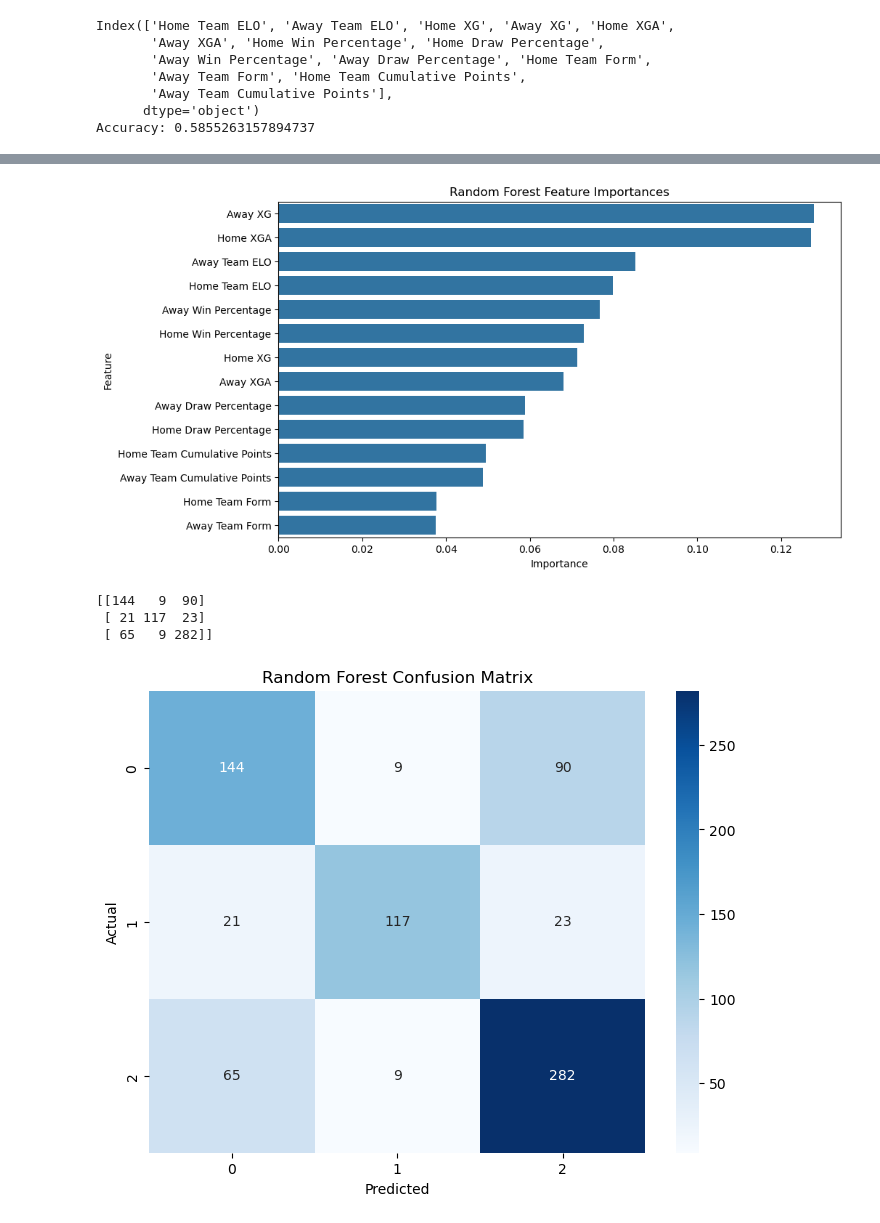
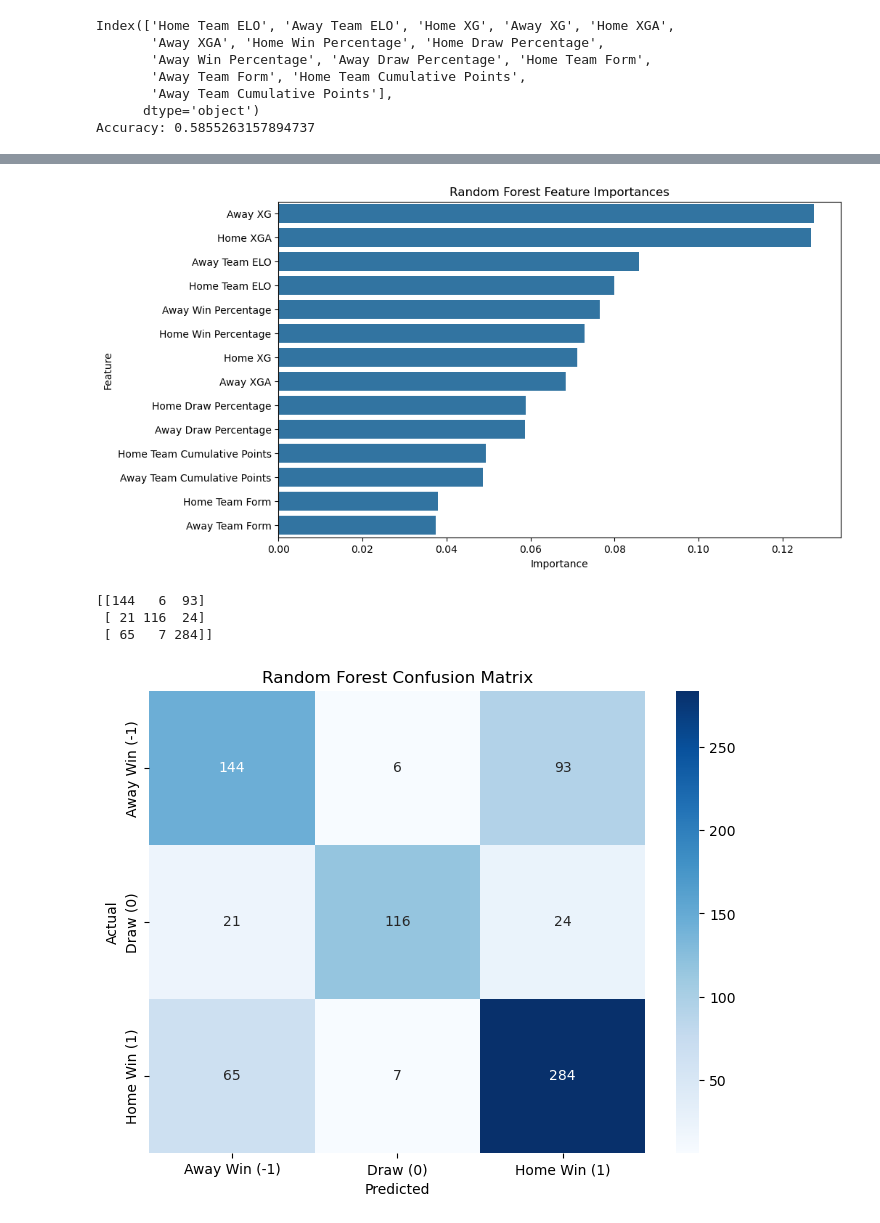
Before and after one commit to ML-Project-PremierInsights/ELO-Insights, a Jupyter notebook: improving_accuracy.ipynb, the cells around one changed output, grey strips where cells are left out. Cells and saved outputs as stored; diff of their text form; code cells hidden in the pictures.

```diff
--- a/improving_accuracy.ipynb
+++ b/improving_accuracy.ipynb
@@ -226,5 +214,5 @@ display_df.head()
 # %%
-X = matches_df.drop(columns = ['Winner','Season','Home Team','Away Team','Home Goals','Away Goals','Head2Head Win','Head2Head Draw'], axis=1)
+X = matches_df.drop(columns = ['Winner','Season','Home Team','Away Team','Home Goals','Away Goals'], axis=1)
 # X = matches_df[['Home XGA','Away XGA','Home Team ELO','Away Team ELO','Home Team Form','Away Team Form']]
 y = matches_df['Winner']
 print(X.columns)
@@ -249,13 +237,13 @@ Index(['Home Team ELO', 'Away Team ELO', 'Home XG', 'Away XG', 'Home XGA',
 Accuracy: 0.5855263157894737
 # %%
 from sklearn.ensemble import RandomForestClassifier
-from sklearn.metrics import accuracy_score, f1_score,confusion_matrix
+from sklearn.metrics import accuracy_score, f1_score,confusion_matrix, mean_squared_error, r2_score, precision_score, recall_score, log_loss
 import matplotlib.pyplot as plt
 import seaborn as sns
 import pandas as pd
 
 # Initialize the Random Forest model
-random_forest_model = RandomForestClassifier(random_state=16, n_estimators=8000)
+random_forest_model = RandomForestClassifier(random_state=16, n_estimators=1500)
 
 # Train the model
 random_forest_model.fit(X_train, y_train)
@@ -269,6 +257,25 @@ print('Random Forest Accuracy:', accuracy_rf)
 
 f1_rf = f1_score(y_test, y_pred_rf, average='weighted')  # 'weighted' accounts for class imbalance
 print('Random Forest F1 Score:', f1_rf)
+
+mse_rf = mean_squared_error(y_test, y_pred_rf)
+print('Random Forest MSE:', mse_rf)
+
+# Calculate R² Score
+r2_rf = r2_score(y_test, y_pred_rf)
+print('Random Forest R² Score:', r2_rf)
+
+
+# Count how many times the model correctly predicts a home win (label = 1)
+correct_home_wins = sum((y_test == 1) & (y_pred_rf == 1)) /  sum(y_test == 1)
+print('Correct Home Wins Predicted %:', correct_home_wins )
+
+# Count how many times the model correctly predicts an away win (label = -1)
+correct_away_wins = sum((y_test == -1) & (y_pred_rf == -1)) / sum(y_test == -1)
+print('Correct Away Wins Predicted %:', correct_away_wins)
+
+correct_draws = sum((y_test == 0) & (y_pred_rf == 0)) / sum(y_test == 0)
+print('Correct Draws Predicted %:', correct_draws)
 
 # Get feature importances
 feature_importances_rf = random_forest_model.feature_importances_
@@ -294,7 +301,9 @@ cnf_matrix_rf =confusion_matrix(y_test, y_pred_rf)
 print(cnf_matrix_rf)
 # Plot the confusion matrix
 plt.figure(figsize=(8, 6))
-sns.heatmap(cnf_matrix_rf, annot=True, fmt='d', cmap='Blues')
+sns.heatmap(cnf_matrix_rf, annot=True, fmt='d', cmap='Blues',
+            xticklabels=['Away Win (-1)', 'Draw (0)', 'Home Win (1)'],
+            yticklabels=['Away Win (-1)', 'Draw (0)', 'Home Win (1)'])
 plt.xlabel('Predicted')
 plt.ylabel('Actual')
 plt.title('Random Forest Confusion Matrix')
@@ -322,5 +329,5 @@ Random Forest Feature Importances:
 [figure]
-[[144   9  90]
- [ 21 117  23]
- [ 65   9 282]]
+[[144   6  93]
+ [ 21 116  24]
+ [ 65   7 284]]
-[figure, old version]
+[figure, new version]
```
Also changed, not shown: parts of 5 cells of this notebook, 1 other file.
